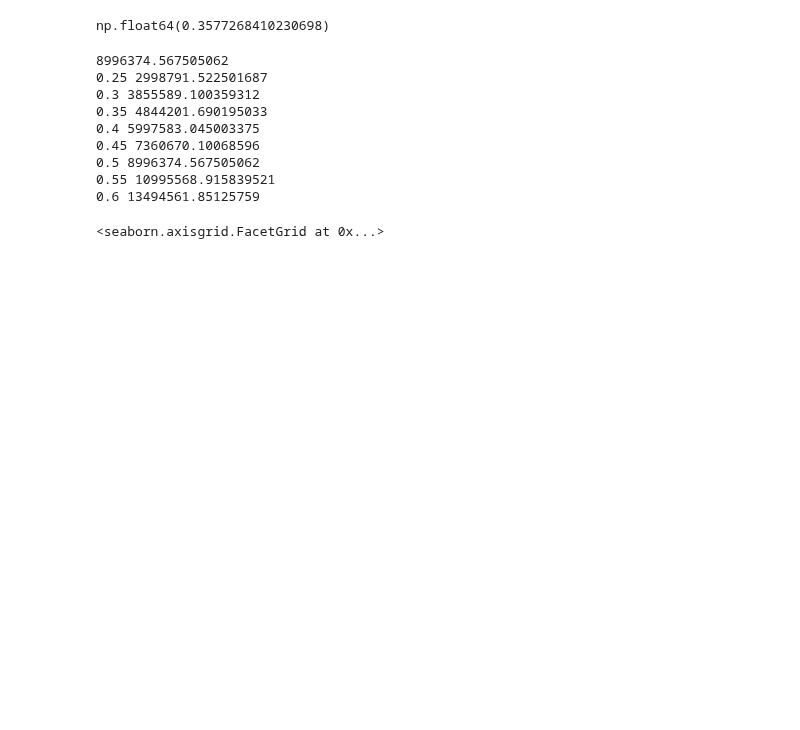
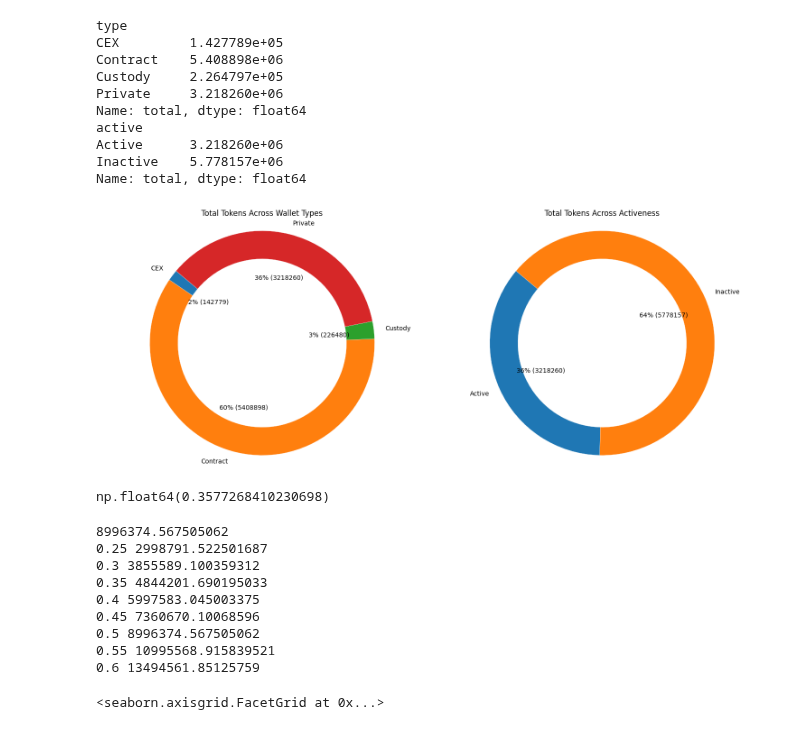
Before and after one commit to collectif-dao/dg-research, a Jupyter notebook: wallet_distributions.ipynb, the cells around one changed output. Drawn from its saved outputs; the diff is of its cells as text; code cells hidden in the pictures; blank space fills up the shorter version.

```diff
--- a/wallet_distributions.ipynb
+++ b/wallet_distributions.ipynb
@@ -201,3 +263,17 @@ def plot_token_share_distribution(wallet_df, redistribution_function, parameter_
+# %%
+fig = create_donut_charts([wallet_df.groupby('type').sum(numeric_only=True), wallet_df.groupby('active').sum(numeric_only=True)], ['total', 'total'], ['Total Tokens Across Wallet Types', 'Total Tokens Across Activeness'])
+# %% [output]
+type
+CEX         1.427789e+05
+Contract    5.408898e+06
+Custody     2.264797e+05
+Private     3.218260e+06
+Name: total, dtype: float64
+active
+Active      3.218260e+06
+Inactive    5.778157e+06
+Name: total, dtype: float64
+[figure, added]
 # %%
 outpath = Path('results/wallet_analysis')
 outpath.mkdir(exist_ok=True)
```
Also changed, not shown: parts of 8 cells of this notebook.
